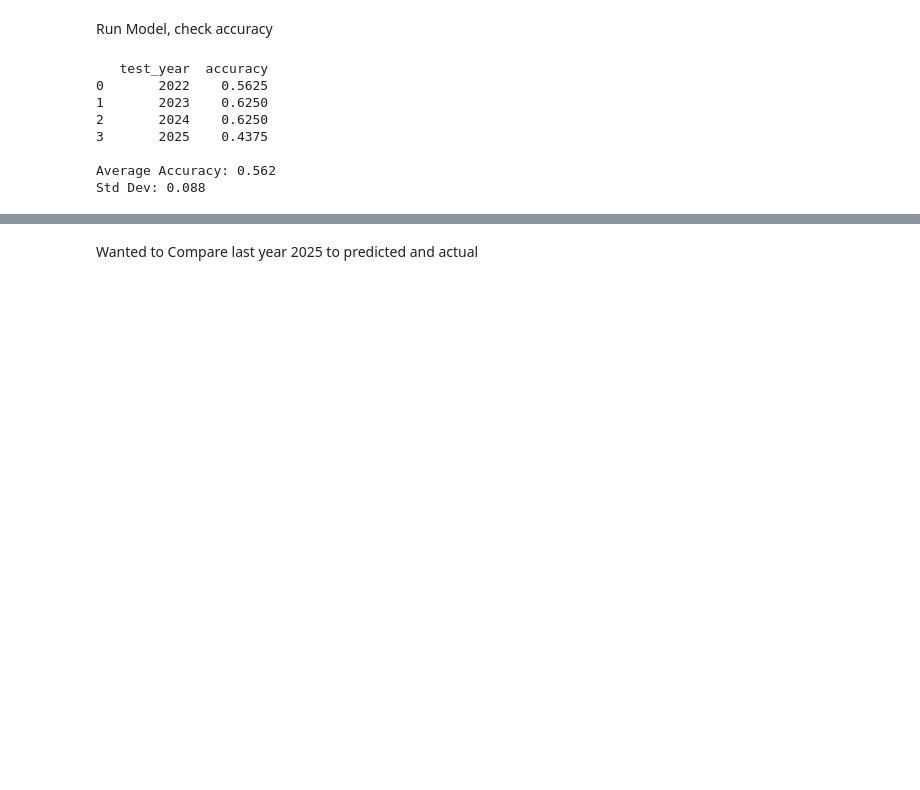
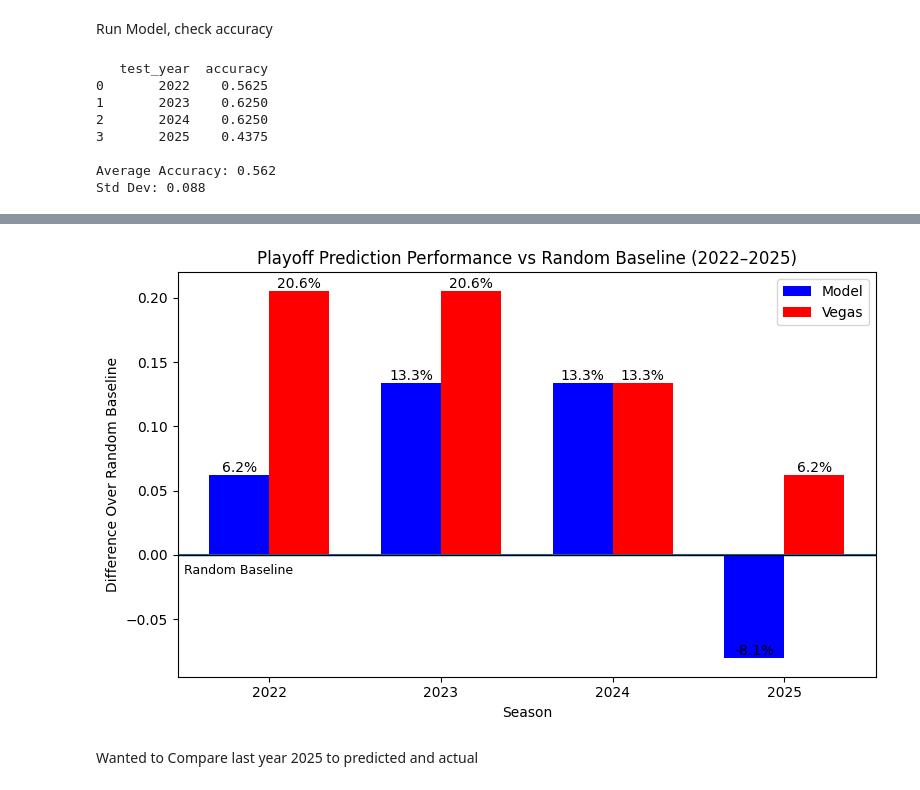
Before and after one commit to mattmarz94/nfl-decision-support-analytics, a Jupyter notebook: Data Preprocessing/modeling_dd.ipynb, the cells around one changed output, grey strips where cells are left out. Drawn from its saved outputs; the diff is of its cells as text; code cells hidden in the pictures; blank space fills up the shorter version.

```diff
--- a/Data Preprocessing/modeling_dd.ipynb
+++ b/Data Preprocessing/modeling_dd.ipynb
@@ -365,3 +500,45 @@ Std Dev: 0.088
+# %%
+import matplotlib.pyplot as plt
+import numpy as np
+
+df = comparison_results_df.copy()
+
+baseline = 14 / 32
+
+df["model_vs_random"] = df["model_accuracy"] - baseline
+df["vegas_vs_random"] = df["vegas_accuracy"] - baseline
+
+years = df["season"].astype(int).astype(str)
+x = np.arange(len(years))
+
+width = 0.35
+
+plt.figure(figsize=(8,5))
+
+plt.bar(x - width/2, df["model_vs_random"], width, label="Model", color="blue")
+plt.bar(x + width/2, df["vegas_vs_random"], width, label="Vegas", color="red")
+
+plt.axhline(0)  # baseline line
+
+plt.xticks(x, years)
+plt.xlabel("Season")
+plt.ylabel("Difference Over Random Baseline")
+plt.title("Playoff Prediction Performance vs Random Baseline (2022–2025)")
+
+for i, v in enumerate(df["model_vs_random"]):
+    plt.text(i - width/2, v, f"{v*100:.1f}%", ha='center', va='bottom')
+
+for i, v in enumerate(df["vegas_vs_random"]):
+    plt.text(i + width/2, v, f"{v*100:.1f}%", ha='center', va='bottom')
+
+plt.axhline(0, color='black', linewidth=1)
+plt.text(-0.5, -0.015, "Random Baseline", fontsize=9, color = "black")
+
+plt.legend()
+plt.tight_layout()
+plt.show()
+# %% [output]
+[figure, added]
 # %% [markdown]
 Wanted to Compare last year 2025 to predicted and actual
 # %%
```
Also changed, not shown: parts of 15 cells of this notebook, 1 other file.
